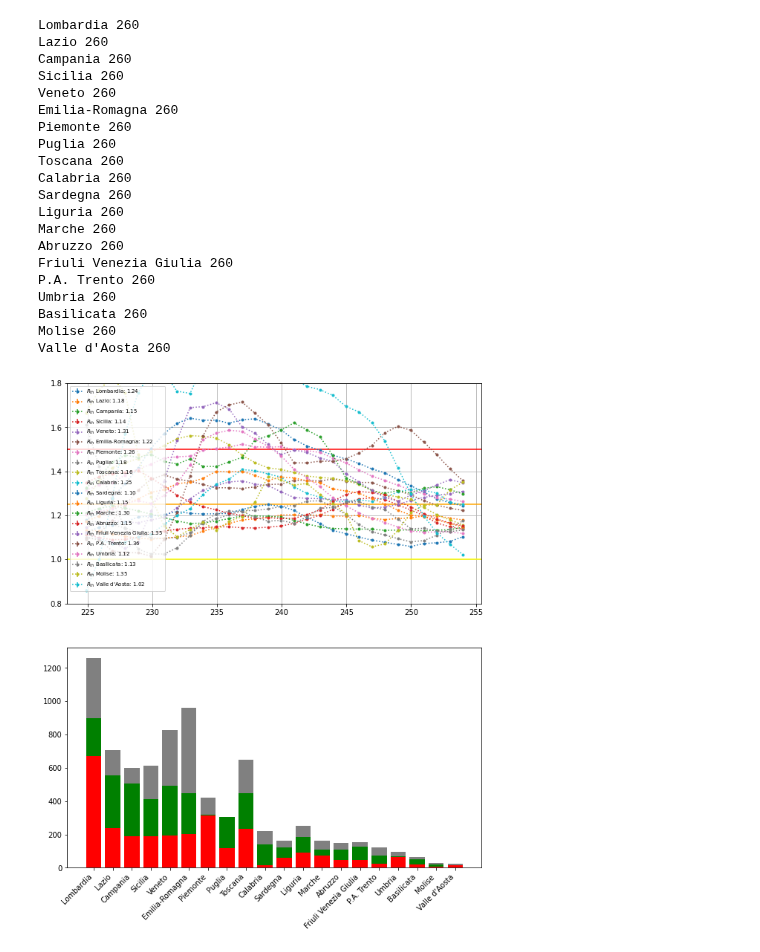
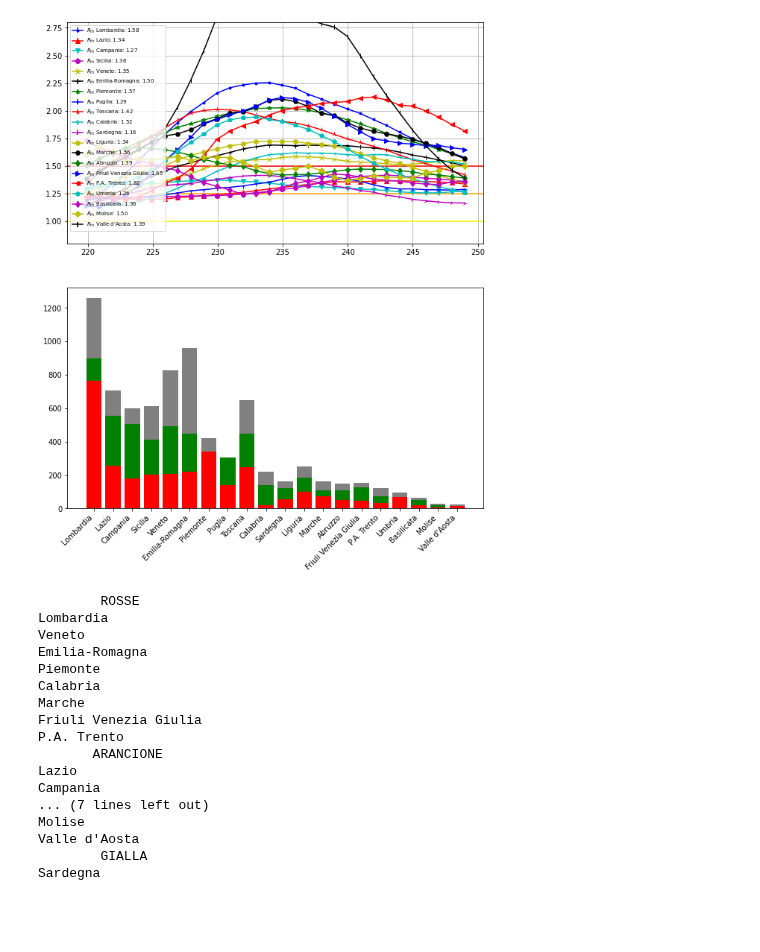
Before and after one commit to gmazzitelli/studenti, a Jupyter notebook: R_th.ipynb, the cells around one changed output. Cells and saved outputs as stored; diff of their text form; code cells hidden in the pictures; blank space fills up the shorter version.

```diff
--- a/R_th.ipynb
+++ b/R_th.ipynb
@@ -97,9 +97,7 @@ def fittalo(func, x, y, ax, p0, fmt='k'):
 def Rth(data, N=7, d=4):
   # https://www.facebook.com/DatiAnalisiCoronavirus/posts/142436764043174?__tn__=K-R
   # faq ISS https://www.iss.it/primo-piano/-/asset_publisher/o4oGR9qmvUz9/content/faq-sul-calcolo-del-rt
-  N=7
   y = np.convolve(data, np.ones((N,))/N, mode='valid')
   x = np.linspace(0, len(y), len(y))
-  d=4
   return x[d:] , y[d:]/y[:-d]
 # %% [output]
@@ -514,48 +512,63 @@ Max 278 274
 # %%
+col    = ('b.-', 'r^-', 'cv-', 'mo-', 'yx-', 'k+-', 'g*-', 'b1-', 'r2-', 'c3-', 'm4-', 'yh-', 'kH-', 'gd-', 'b>-', 'r<-', 'cp-', 'md-', 'yD-', 'k|-', 'g,-')
 regioni = np.array(dpr['Regione'])
 ti = np.array(dpr['terapia_intensiva'])
 tie = np.array(dpr['ti_esitenti'])
 tir =[]
+RthL =[]
 fig, ax = plt.subplots((2), figsize=(10,12))
 for r in range(0, len(regioni)):
   if regioni[r]=='Trentino Alto Adige':
     regioni[r] = 'P.A. Trento'
   drt = dr.loc[(dr['denominazione_regione'] == regioni[r])].sort_values(by="data").copy()
-  print(regioni[r], len(drt))
+
   data = drt['ricoverati_con_sintomi']
-  x , y = Rth(data)
-  ax[0].errorbar(x[-30:], y[-30:], yerr=0, fmt='.:', label='$R_{th}$'+' {0:s}: {1:.2f}'.format(regioni[r],y[-1]))
+  x , y = Rth(data, 14, 7)
+  RthL.append(y[-1])
+#  print(regioni[r], RthL[r])
+  ax[0].errorbar(x[-30:], y[-30:], yerr=0, fmt=col[r], label='$R_{th}$'+' {0:s}: {1:.2f}'.format(regioni[r],y[-1]))
   tir.append(np.array(drt['terapia_intensiva'])[-1])
 ax[1].bar(regioni, ti, width=0.8, color='gray', align='center')
 ax[1].bar(regioni, tie, width=0.8, color='g', align='center')
 ax[1].bar(regioni, tir, width=0.8, color='r', align='center')
 ax[0].legend(loc=2, prop={'size': 7})
-ax[0].set_ylim(bottom=0.8, top=1.8)
+ax[0].set_ylim(bottom=0.8, top=2.8)
 ax[0].axhline(1.5, color='red')
 ax[0].axhline(1.25, color='orange')
 ax[0].axhline(1, color='yellow')
 ax[0].grid()
 plt.setp(ax[1].get_xticklabels(), rotation=45, ha='right')
 plt.show()
 # %% [output]
-Lombardia 260
-Lazio 260
-Campania 260
-Sicilia 260
-Veneto 260
-Emilia-Romagna 260
-Piemonte 260
-Puglia 260
-Toscana 260
-Calabria 260
-Sardegna 260
-Liguria 260
-Marche 260
-Abruzzo 260
-Friuli Venezia Giulia 260
-P.A. Trento 260
-Umbria 260
-Basilicata 260
-Molise 260
-Valle d'Aosta 260
-[figure, old version]
+[figure, new version]
+# %%
+print ("        ROSSE")
+for i, quale in enumerate(regioni):
+  if RthL[i] >= 1.5:
+    print (quale)
+print ("       ARANCIONE")
+for i, quale in enumerate(regioni):
+  if RthL[i] >= 1.25 and RthL[i] < 1.5 :
+    print (quale)
+print ("        GIALLA")
+for i, quale in enumerate(regioni):
+  if RthL[i] < 1.25 :
+    print (quale)
+# %% [output]
+        ROSSE
+Lombardia
+Veneto
+Emilia-Romagna
+Piemonte
+Calabria
+Marche
+Friuli Venezia Giulia
+P.A. Trento
+       ARANCIONE
+Lazio
+Campania
+... (7 lines left out)
+Molise
+Valle d'Aosta
+        GIALLA
+Sardegna
```
Also changed, not shown: parts of 12 cells of this notebook.
